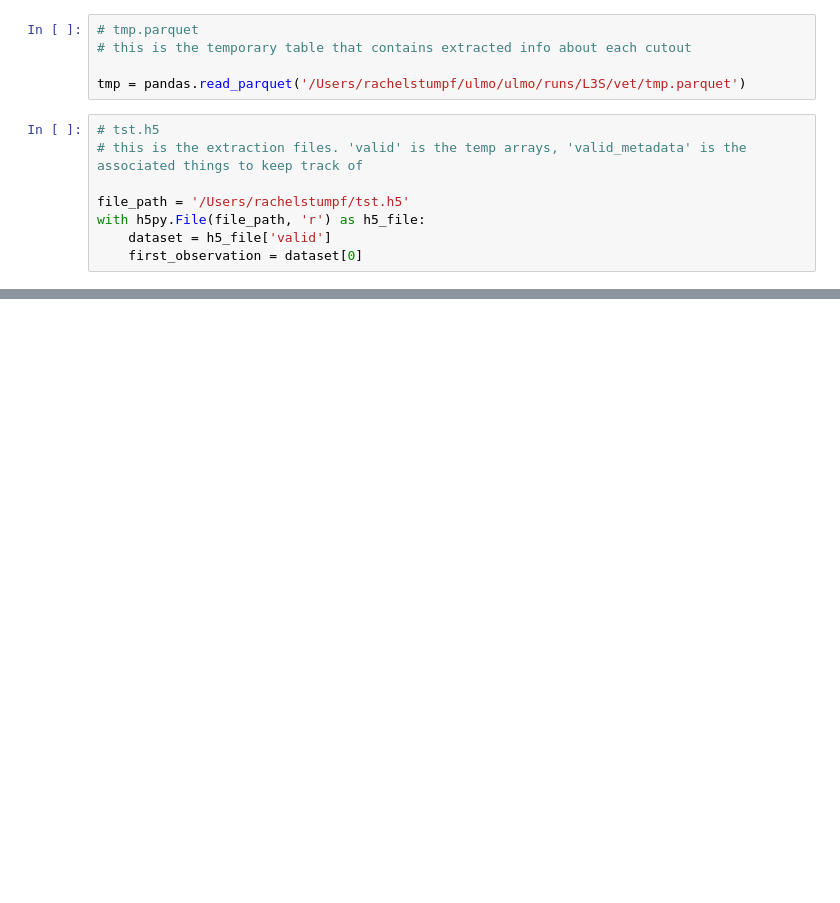
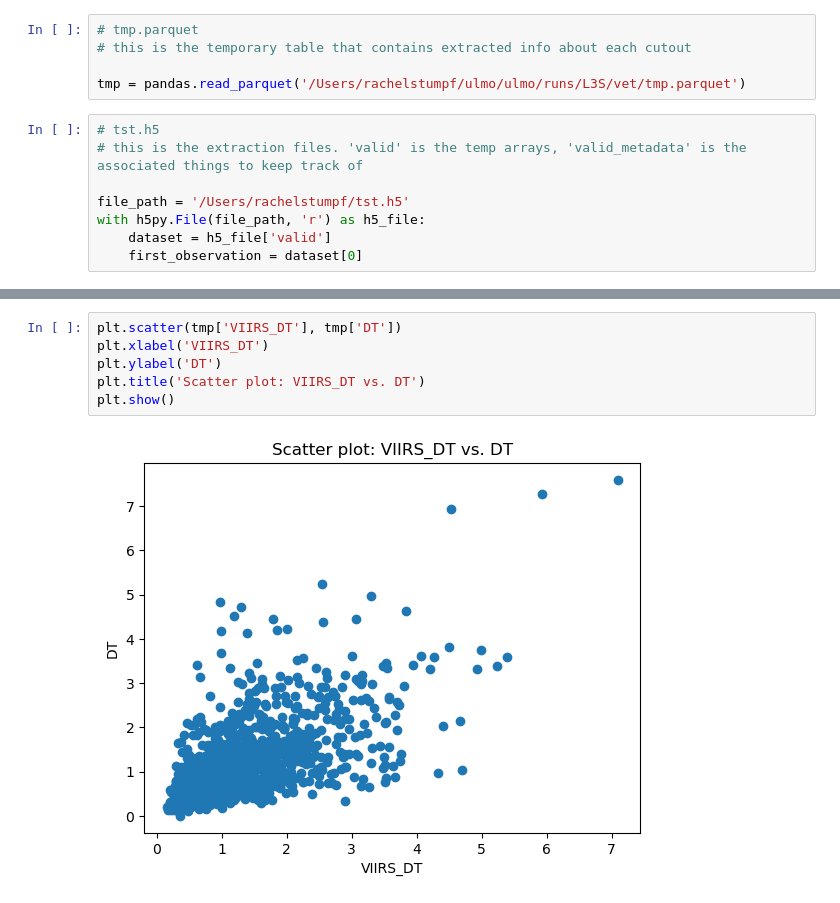
Before and after one commit to AI-for-Ocean-Science/ulmo, a Jupyter notebook: ulmo/sst_l3s/examining_extraction_tbls.ipynb, the cells around one changed output, grey strips where cells are left out. Cells and saved outputs as stored; diff of their text form; blank space fills up the shorter version.

```diff
--- a/ulmo/sst_l3s/examining_extraction_tbls.ipynb
+++ b/ulmo/sst_l3s/examining_extraction_tbls.ipynb
@@ -184,0 +289,8 @@ selected_rows
+# %%
+plt.scatter(tmp['VIIRS_DT'], tmp['DT'])
+plt.xlabel('VIIRS_DT')
+plt.ylabel('DT')
+plt.title('Scatter plot: VIIRS_DT vs. DT')
+plt.show()
+# %% [output]
+[figure, added]
```
Also changed, not shown: parts of 33 cells of this notebook.
